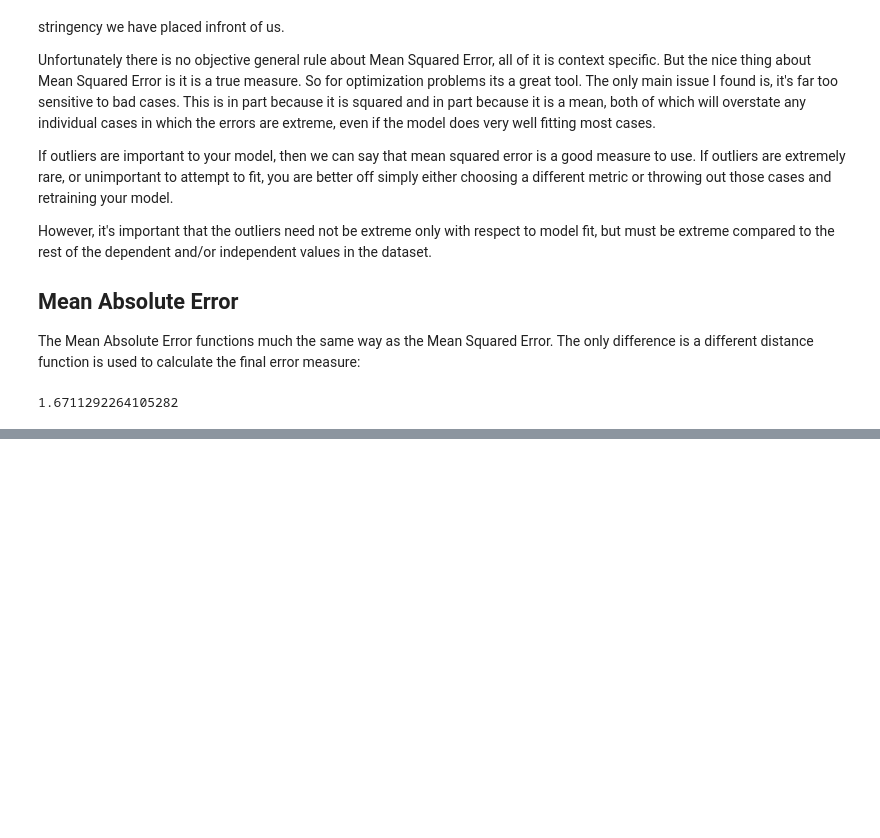
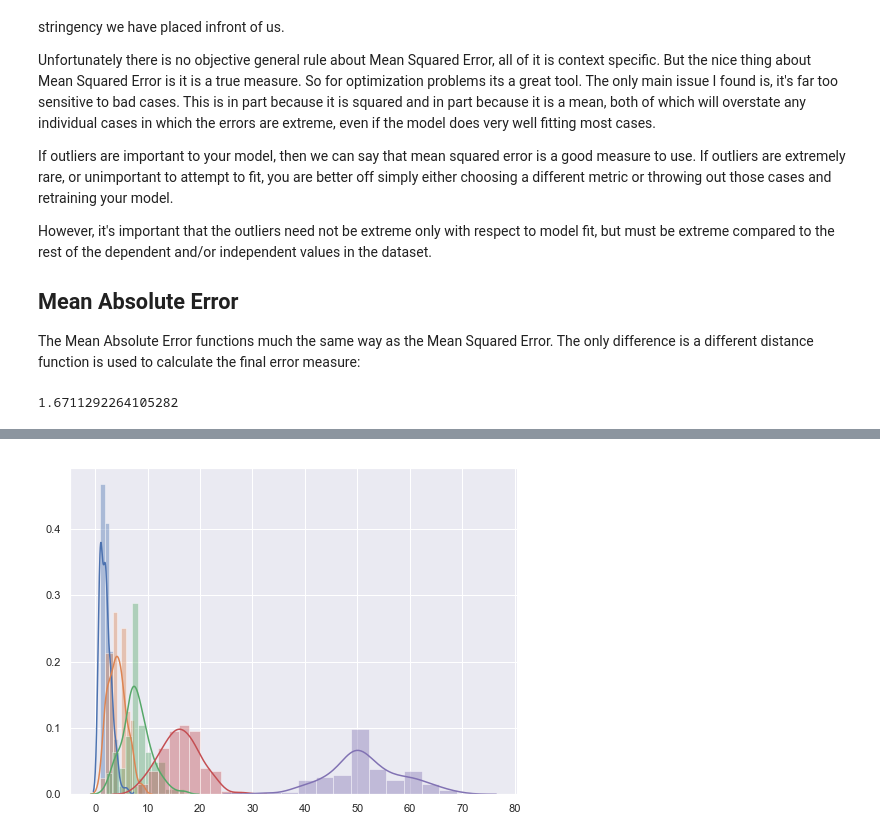
Before and after one commit to EricSchles/second_data_science_meetup_nyc, a Jupyter notebook: regression.ipynb, the cells around one changed output, grey strips where cells are left out. Saved outputs shown, nothing was run; the diff lists cells and outputs as text; code cells hidden in the pictures; blank space fills up the shorter version.

```diff
--- a/regression.ipynb
+++ b/regression.ipynb
@@ -789,0 +1291,15 @@ Note that the Mean Absolute Error is smaller than the Mean Squared Error or even
+# %%
+import matplotlib.pyplot as plt
+%matplotlib inline
+import seaborn as sns
+from scipy import stats
+
+sns.set(rc={'figure.figsize':(8,6)})
+sns.distplot(stats.poisson.rvs(1, loc=1, size=100)) # Blue
+sns.distplot(stats.poisson.rvs(3, loc=1, size=100)) # Orange
+sns.distplot(stats.poisson.rvs(7, loc=1, size=100)) # Green
+sns.distplot(stats.poisson.rvs(15, loc=1, size=100)) # Red
+sns.distplot(stats.poisson.rvs(50, loc=1, size=100)) # Purple
+plt.show()
+# %% [output]
+[figure, added]
```
Also changed, not shown: parts of 59 cells of this notebook.
